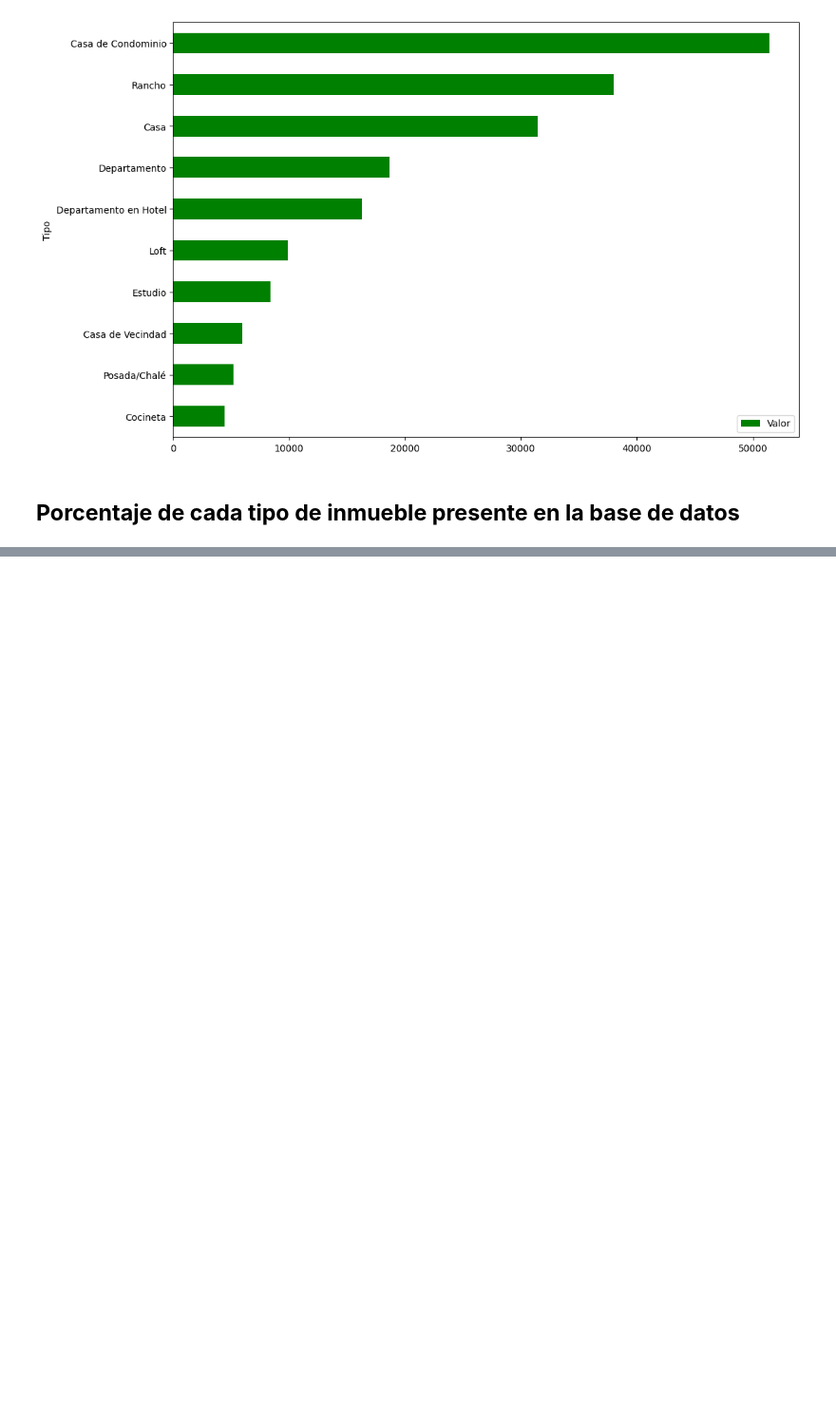
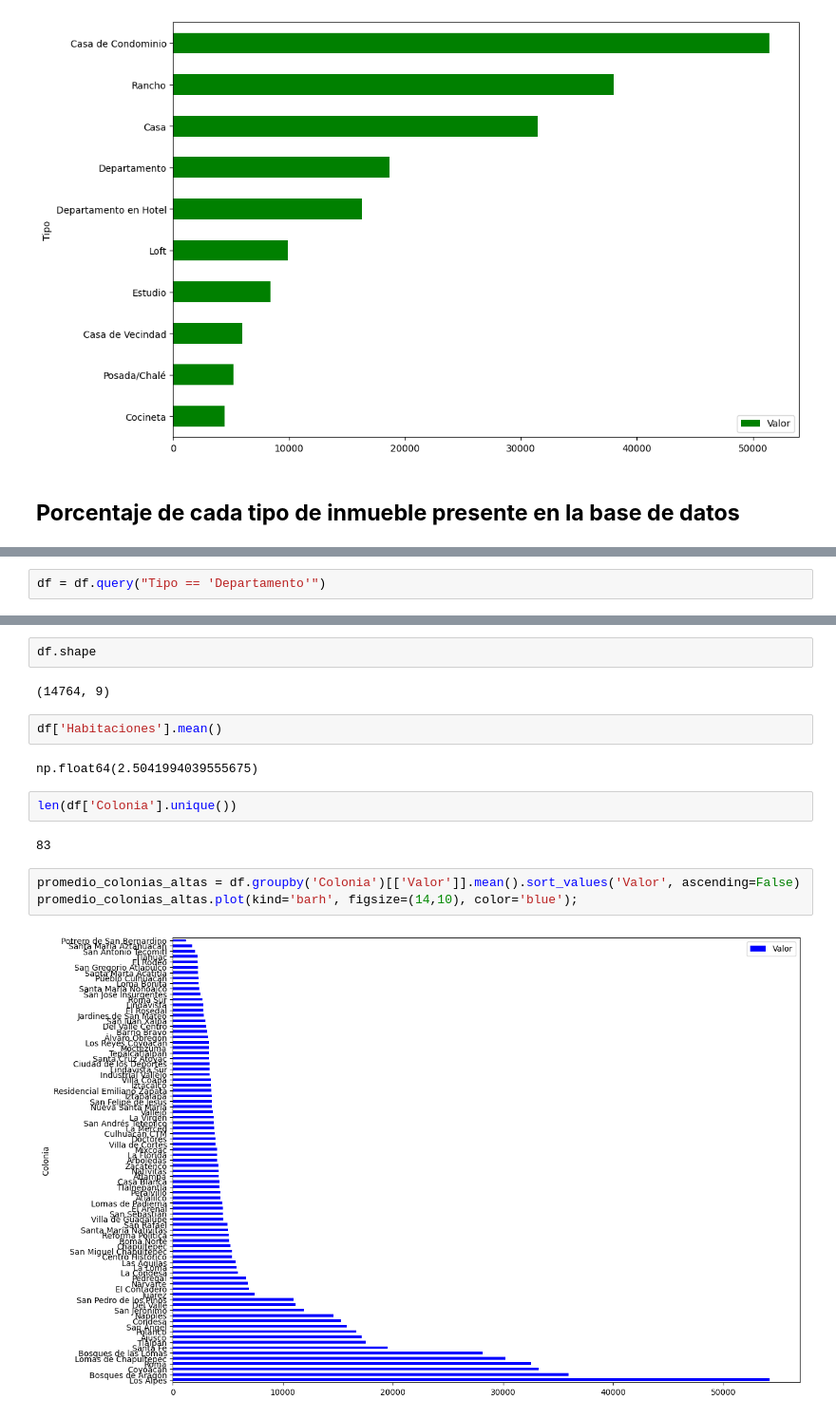
Before and after one commit to Erwin2Sibaja/Phyton_Data_Science, a Jupyter notebook: inmuebles_cdmx.ipynb, the cells around one changed output, grey strips where cells are left out. Shown at 95% size. Drawn from its saved outputs; the diff is of its cells as text; blank space fills up the shorter version.

```diff
--- a/inmuebles_cdmx.ipynb
+++ b/inmuebles_cdmx.ipynb
@@ -360,0 +405,2 @@ df_tipo_precio.plot(kind="barh", figsize=(12,8), color="green")
+# %%
+df = df.query("Tipo == 'Departamento'")
@@ -360,0 +416,17 @@ df_tipo_precio.plot(kind="barh", figsize=(12,8), color="green")
+# %%
+df.shape
+# %% [output]
+(14764, 9)
+# %%
+df['Habitaciones'].mean()
+# %% [output]
+np.float64(2.5041994039555675)
+# %%
+len(df['Colonia'].unique())
+# %% [output]
+83
+# %%
+promedio_colonias_altas = df.groupby('Colonia')[['Valor']].mean().sort_values('Valor', ascending=False)
+promedio_colonias_altas.plot(kind='barh', figsize=(14,10), color='blue');
+# %% [output]
+[figure, added]
```
Also changed, not shown: parts of 7 cells of this notebook.
